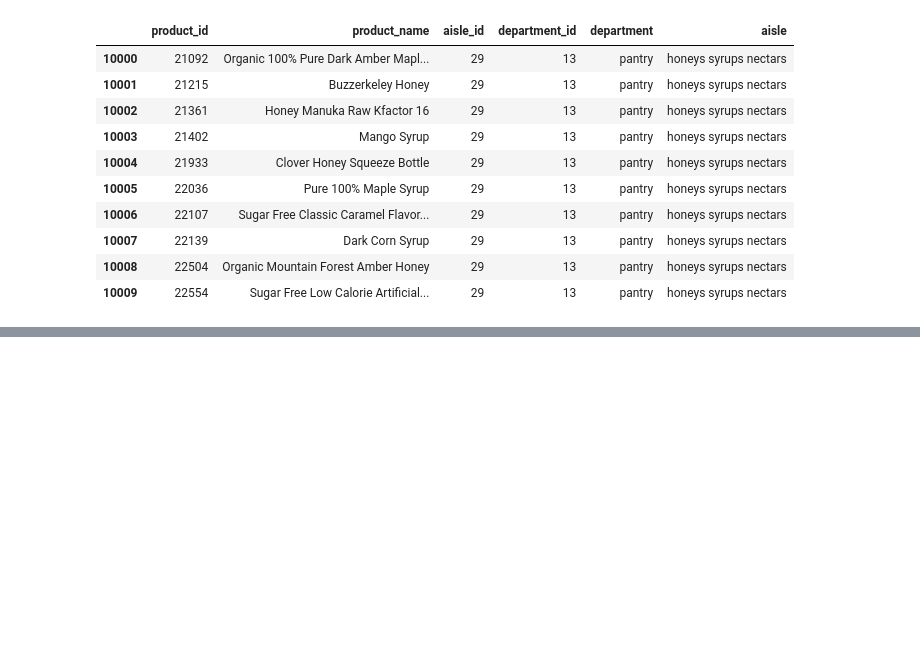
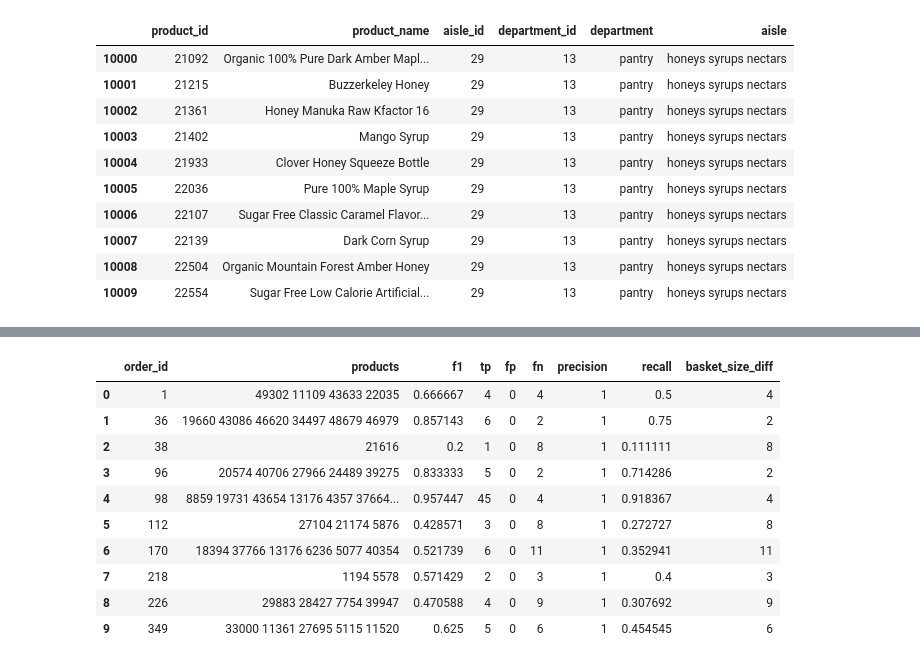
Before and after one commit to malhotraa/instacart-market-basket-analysis, a Jupyter notebook: notebooks/data_exploration.ipynb, the cells around one changed output, grey strips where cells are left out. Cells and saved outputs as stored; diff of their text form; code cells hidden in the pictures; blank space fills up the shorter version.

```diff
--- a/notebooks/data_exploration.ipynb
+++ b/notebooks/data_exploration.ipynb
@@ -18,6 +18,7 @@ pd.set_option('display.max_columns', 500)
 DATA_PATH = '/kaggle/dev/instacart-market-basket-analysis-data/raw_data/'
 PREPROCESSED_DATA_PATH = '/kaggle/dev/instacart-market-basket-analysis-data/preprocessed_data/'
 SUBMISSIONS_PATH = '/kaggle/dev/instacart-market-basket-analysis-data/submissions/'
+MODEL_PERFORMANCE_PATH = '/kaggle/dev/instacart-market-basket-analysis-data/model_performance_data/'
 # %%
 # loading the data
 aisles = pd.read_csv(os.path.join(DATA_PATH, 'aisles.csv'))
@@ -49,0 +88,15 @@ df2 = df2.sort_values(['user_id', 'order_number', 'order_id', 'add_to_cart_order
+# %%
+# Create true submission for train set
+
+# Join product ids with space
+def products(ids):
+    return ' '.join(sorted(ids))
+
+train_order_ids = set(orders[orders['eval_set'] == 'train'].order_id.unique())
+train_orders = orders[orders.order_id.isin(train_order_ids)]
+train_order_products = pd.merge(train_orders, order_products, on = 'order_id', how = 'left')
+train_order_products.product_id = train_order_products.product_id.astype(str)
+train_true_submission_df = (train_order_products.groupby('order_id').product_id
+                 .agg([products]).reset_index())
+train_true_submission_df.to_csv(PREPROCESSED_DATA_PATH + 'sample_submission_train.csv', index=False)
+print('Created train submission file: ' + PREPROCESSED_DATA_PATH + 'sample_submission_train.csv')
@@ -49,0 +139,53 @@ df2 = df2.sort_values(['user_id', 'order_number', 'order_id', 'add_to_cart_order
+# %%
+# Evaluate performance
+train_submission_df['f1'] = None
+train_submission_df['tp'] = None
+train_submission_df['fp'] = None
+train_submission_df['fn'] = None
+train_submission_df['precision'] = None
+train_submission_df['recall'] = None
+train_submission_df['basket_size_diff'] = None
+precision_undefined_count = 0
+recall_undefined_count = 0
+f1_undefined_count = 0
+for row in train_true_submission_df.itertuples(index=False):
+    y_true = set(map(int, row.products.split(' ')))
+    train_order = train_submission_df[train_submission_df.order_id == row[0]].reset_index()
+    if (len(train_order) == 0 or train_order.at[0, 'products'] == None):
+        y_pred = set()
+    else:
+        y_pred = set(map(int, train_order.at[0, 'products'].split(' ')))
+    tp = len(y_true.intersection(y_pred))
+    fp = len(y_pred - y_true)
+    fn = len(y_true - y_pred)
+    precision = None
+    recall = None
+    f1 = None
+    if (tp+fp == 0.0):
+        precision_undefined_count += 1
+    else:
+        precision = tp / (tp + fp)
+    if (tp+fn == 0.0):
+        recall_undefined_count += 1
+    else:
+        recall = tp / (tp + fn)
+    if (precision == None or recall == None or precision+recall == 0.0):
+        f1_undefined_count += 1
+    else:
+        f1 = 2 * precision * recall / (precision + recall)
+    train_submission_df.loc[train_submission_df.order_id == row[0], 'tp'] = tp
+    train_submission_df.loc[train_submission_df.order_id == row[0], 'fp'] = fp
+    train_submission_df.loc[train_submission_df.order_id == row[0], 'fn'] = fn
+    train_submission_df.loc[train_submission_df.order_id == row[0], 'precision'] = precision
+    train_submission_df.loc[train_submission_df.order_id == row[0], 'recall'] = recall
+    train_submission_df.loc[train_submission_df.order_id == row[0], 'f1'] = f1
+    train_submission_df.loc[train_submission_df.order_id == row[0], 'basket_size_diff'] = abs(len(y_true) - len(y_pred))
+
+train_submission_df.to_csv(MODEL_PERFORMANCE_PATH + 'naive_model.perf', index=False)
+print('Save model performance data: ' + MODEL_PERFORMANCE_PATH + 'naive_model.perf')
+print('Precision undefined count', precision_undefined_count)
+print('Recall undefined count', recall_undefined_count)
+print('F1 undefined_count', f1_undefined_count)
+print('F1 mean', train_submission_df.f1.fillna(0).mean())
+train_submission_df.head(10)
+# %% [output]
@@ -49,0 +197,11 @@ df2 = df2.sort_values(['user_id', 'order_number', 'order_id', 'add_to_cart_order
+|  | order_id | products | f1 | tp | fp | fn | precision | recall | basket_size_diff |
+| 0 | 1 | 49302 11109 43633 22035 | 0.666667 | 4 | 0 | 4 | 1 | 0.5 | 4 |
+| 1 | 36 | 19660 43086 46620 34497 48679 46979 | 0.857143 | 6 | 0 | 2 | 1 | 0.75 | 2 |
+| 2 | 38 | 21616 | 0.2 | 1 | 0 | 8 | 1 | 0.111111 | 8 |
+| 3 | 96 | 20574 40706 27966 24489 39275 | 0.833333 | 5 | 0 | 2 | 1 | 0.714286 | 2 |
+| 4 | 98 | 8859 19731 43654 13176 4357 37664... | 0.957447 | 45 | 0 | 4 | 1 | 0.918367 | 4 |
+| 5 | 112 | 27104 21174 5876 | 0.428571 | 3 | 0 | 8 | 1 | 0.272727 | 8 |
+| 6 | 170 | 18394 37766 13176 6236 5077 40354 | 0.521739 | 6 | 0 | 11 | 1 | 0.352941 | 11 |
+| 7 | 218 | 1194 5578 | 0.571429 | 2 | 0 | 3 | 1 | 0.4 | 3 |
+| 8 | 226 | 29883 28427 7754 39947 | 0.470588 | 4 | 0 | 9 | 1 | 0.307692 | 9 |
+| 9 | 349 | 33000 11361 27695 5115 11520 | 0.625 | 5 | 0 | 6 | 1 | 0.454545 | 6 |
```
Also changed, not shown: parts of 29 cells of this notebook.
